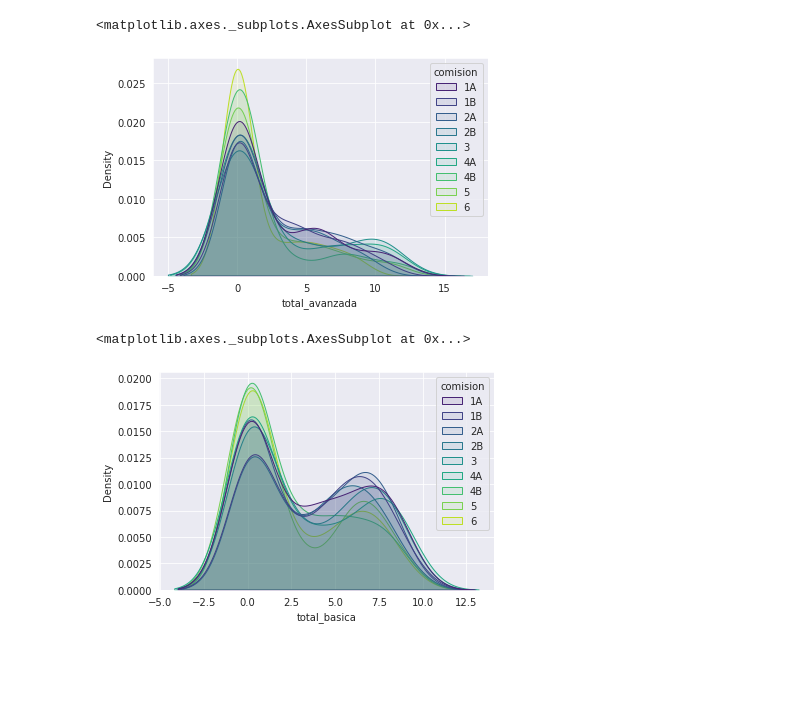
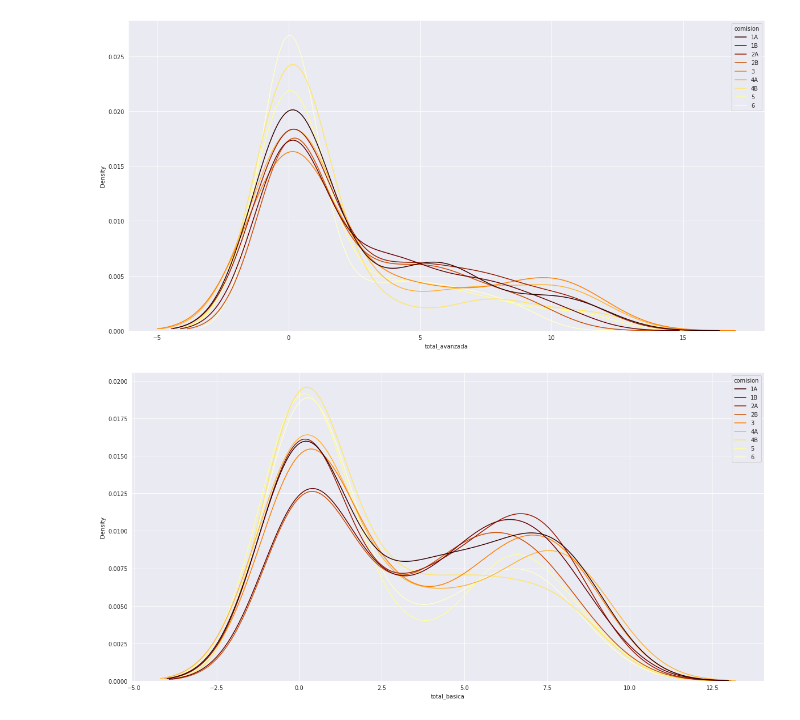
Before and after one commit to catedra-iq/parcial_2021_1f, a Jupyter notebook: analisis/analisis_parcial.ipynb, the cells around one changed output. Saved outputs shown, nothing was run; the diff lists cells and outputs as text; code cells hidden in the pictures; blank space fills up the shorter version.

```diff
--- a/analisis/analisis_parcial.ipynb
+++ b/analisis/analisis_parcial.ipynb
@@ -25,10 +31,15 @@ sns.kdeplot('total', data = notas,hue = 'comision' , palette = 'viridis', fill =
 # %%
-sns.kdeplot('total_avanzada', data = notas,hue = 'comision' , palette = 'viridis', fill = True, alpha = .1)
+fig, ax = plt.subplots(1,1, figsize = (20,10))
+
+sns.kdeplot('total_avanzada', data = notas,hue = 'comision' , palette = 'afmhot', alpha = .1)
+plt.savefig('plots/avanzada.png')
+plt.show()
 # %% [output]
-<matplotlib.axes._subplots.AxesSubplot at 0x...>
-[figure, old version]
+[figure, new version]
 # %%
-sns.kdeplot('total_basica', data = notas,hue = 'comision' , palette = 'viridis', fill = True, alpha = .1)
+fig, ax = plt.subplots(1,1, figsize = (20,10))
+sns.kdeplot('total_basica', data = notas,hue = 'comision' , palette = 'afmhot', alpha = .1)
+plt.savefig('plots/basica.png')
+plt.show()
 # %% [output]
-<matplotlib.axes._subplots.AxesSubplot at 0x...>
-[figure, old version]
+[figure, new version]
```
Also changed, not shown: parts of 17 cells of this notebook.
